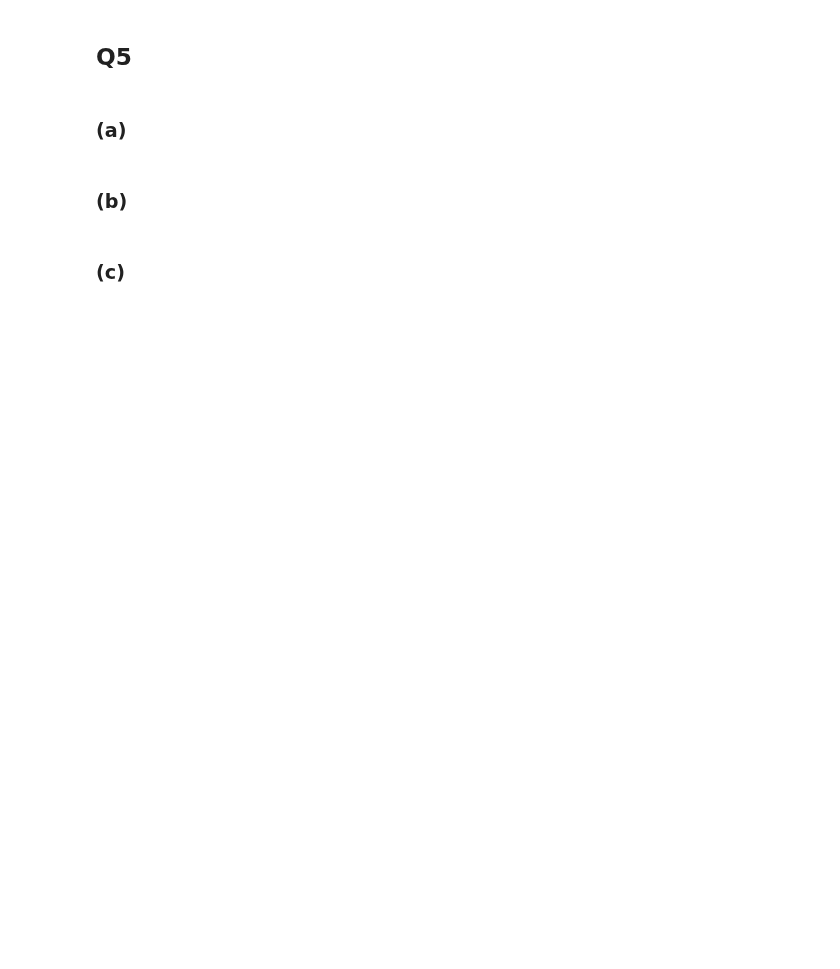
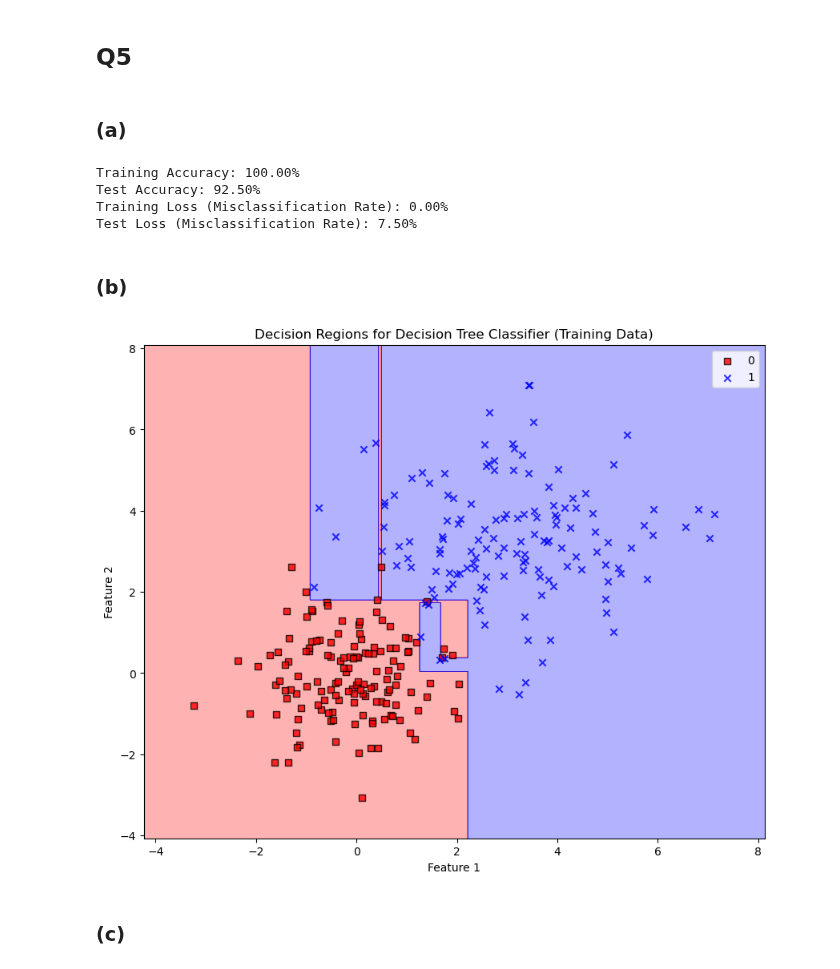
Before and after one commit to JadeHe233/COMP4702, a Jupyter notebook: PracW2.ipynb, the cells around one changed output. Saved outputs shown, nothing was run; the diff lists cells and outputs as text; code cells hidden in the pictures; blank space fills up the shorter version.

```diff
--- a/PracW2.ipynb
+++ b/PracW2.ipynb
@@ -184,19 +191,22 @@ plt.show()
 from sklearn.tree import DecisionTreeClassifier
 
 # TODO: Initialize the Decision Tree classifier
-decision_tree_classifier = ...
+decision_tree_classifier = DecisionTreeClassifier()
 
 # TODO: Train the classifier on the training data
-...
+decision_tree_classifier.fit(X_train, y_train)
 
 # TODO: Make predictions on the training and test data
-...
+y_train_pred = decision_tree_classifier.predict(X_train)
+y_test_pred = decision_tree_classifier.predict(X_test)
 
 # TODO: Calculate training and test accuracy
-...
+train_accuracy = accuracy_score(y_train, y_train_pred)
+test_accuracy = accuracy_score(y_test, y_test_pred)
 
 # TODO: Calculate training and test loss (misclassification rate)
-...
+train_loss = 1 - train_accuracy
+test_loss = 1 - test_accuracy
 
 # Display results
 print(f'Training Accuracy: {train_accuracy * 100:.2f}%')
@@ -204,5 +214,10 @@ print(f'Test Accuracy: {test_accuracy * 100:.2f}%')
 
 print(f'Training Loss (Misclassification Rate): {train_loss * 100:.2f}%')
 print(f'Test Loss (Misclassification Rate): {test_loss * 100:.2f}%')
+# %% [output]
+Training Accuracy: 100.00%
+Test Accuracy: 92.50%
+Training Loss (Misclassification Rate): 0.00%
+Test Loss (Misclassification Rate): 7.50%
 # %% [markdown]
 ### (b)
@@ -212,3 +224,14 @@ print(f'Test Loss (Misclassification Rate): {test_loss * 100:.2f}%')
+# %%
+# TODO: Plot decision regions and data points (hint: re-use the 'plot_decision_regions' function)
+plt.figure(figsize=(10, 8))
+plot_decision_regions(X_train.values, y_train.values, decision_tree_classifier)
+plt.title('Decision Regions for Decision Tree Classifier (Training Data)')
+plt.xlabel('Feature 1')
+plt.ylabel('Feature 2')
+plt.legend(loc='upper right')
+plt.show()
+# %% [output]
+[figure, added]
 # %% [markdown]
 ### (c)
 # %%
```
Also changed, not shown: parts of 17 cells of this notebook, 2 other files.
